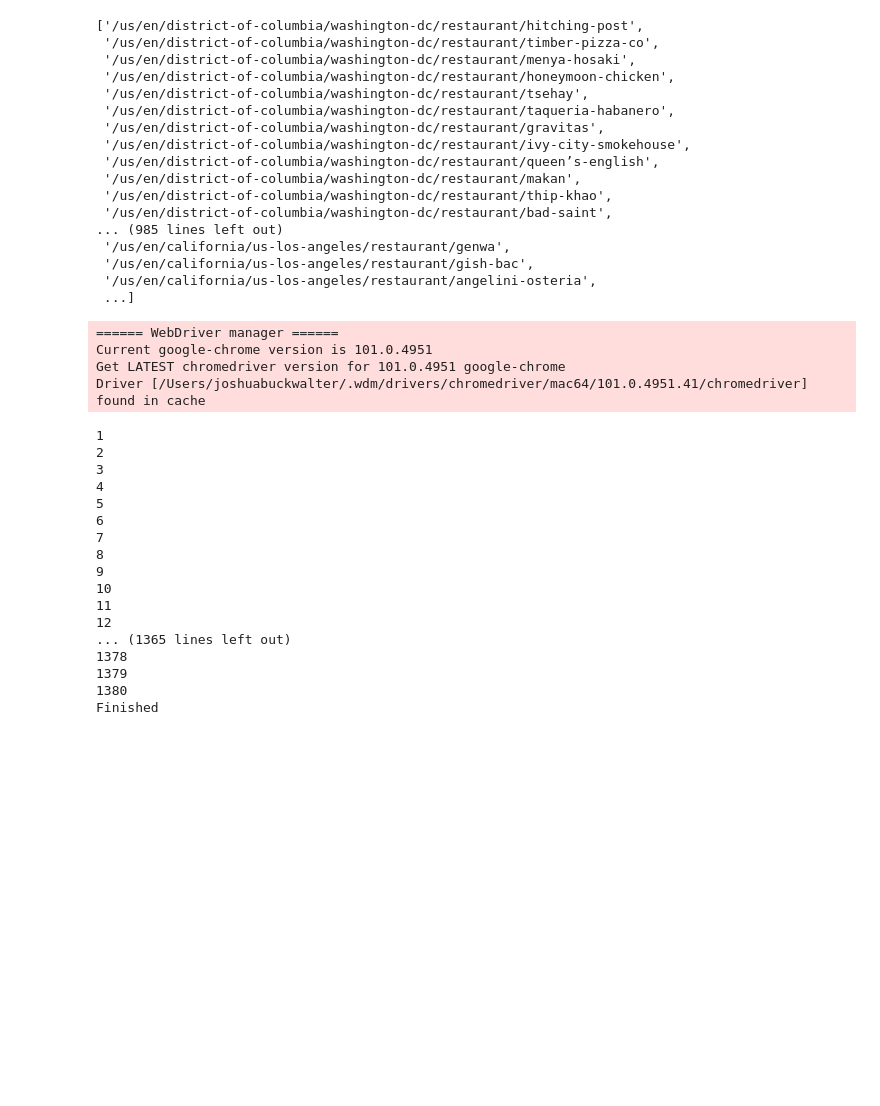
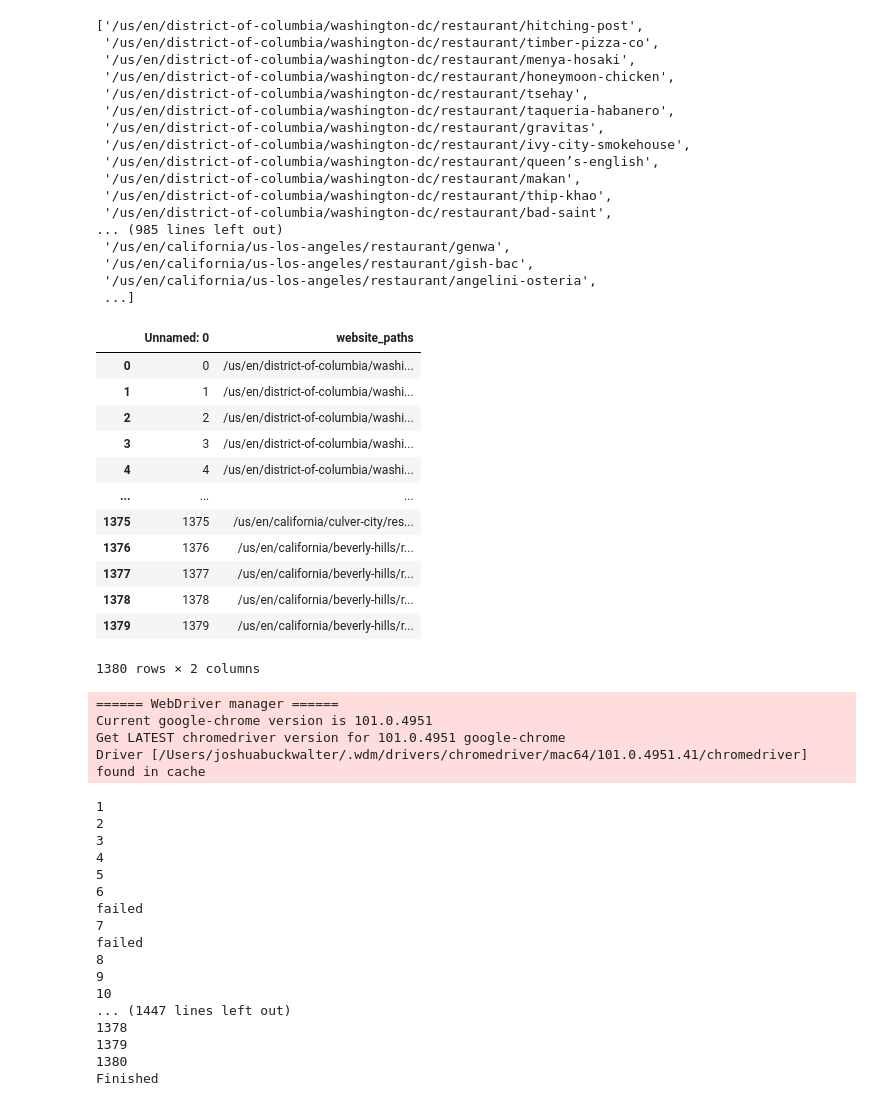
Before and after one commit to bigoshunane/Project-3, a Jupyter notebook: jupyter notebooks/scrape-notebook.ipynb, the cells around one changed output. Drawn from its saved outputs; the diff is of its cells as text; code cells hidden in the pictures; blank space fills up the shorter version.

```diff
--- a/jupyter notebooks/scrape-notebook.ipynb
+++ b/jupyter notebooks/scrape-notebook.ipynb
@@ -111,6 +111,24 @@ df = pd.DataFrame (restaurant_urls_flat, columns = ['website_paths'])
 # %%
 filepath = '../data/website_paths.csv'
 df.to_csv(filepath)
+# %%
+#retrieve urls csv
+micheline_urls_df = pd.read_csv('../data/website_paths.csv')
+micheline_urls_df
+# %% [output]
+|  | Unnamed: 0 | website_paths |
+| 0 | 0 | /us/en/district-of-columbia/washi... |
+| 1 | 1 | /us/en/district-of-columbia/washi... |
+| 2 | 2 | /us/en/district-of-columbia/washi... |
+| 3 | 3 | /us/en/district-of-columbia/washi... |
+| 4 | 4 | /us/en/district-of-columbia/washi... |
+| ... | ... | ... |
+| 1375 | 1375 | /us/en/california/culver-city/res... |
+| 1376 | 1376 | /us/en/california/beverly-hills/r... |
+| 1377 | 1377 | /us/en/california/beverly-hills/r... |
+| 1378 | 1378 | /us/en/california/beverly-hills/r... |
+| 1379 | 1379 | /us/en/california/beverly-hills/r... |
+1380 rows × 2 columns
 # %%
 #scraping urls
 
@@ -128,14 +146,18 @@ count = 0
 restaurant_descriptions = []
 
 
-for x in restaurant_urls_flat:
+for x in micheline_urls_df['website_paths']:
     # retrieve michelin restaurant urls
     #x_string = str(count)
     browser.visit(michelin_rest_url_a + x)
-    time.sleep(5)
-    html = browser.html
-    soup = bs(html, 'html.parser')
-    restaurant_descriptions.append([soup.find_all('div', class_="js-show-description-text")])
+    time.sleep(2)
+    try:
+        browser.find_by_css('.restaurant-details__description-show-button').first.click()
+        html = browser.html
+        soup = bs(html, 'html.parser')
+        restaurant_descriptions.append([soup.find_all('div', class_="js-show-description-text")])
+    except:
+        print('failed')
     count = count + 1
     print(count)
 
@@ -152,13 +174,13 @@ Driver [/Users/joshuabuckwalter/.wdm/drivers/chromedriver/mac64/101.0.4951.41/ch
 4
 5
 6
+failed
 7
+failed
 8
 9
 10
-11
-12
-... (1365 lines left out)
+... (1447 lines left out)
 1378
 1379
 1380
```
Also changed, not shown: parts of 6 cells of this notebook, 3 other files.
